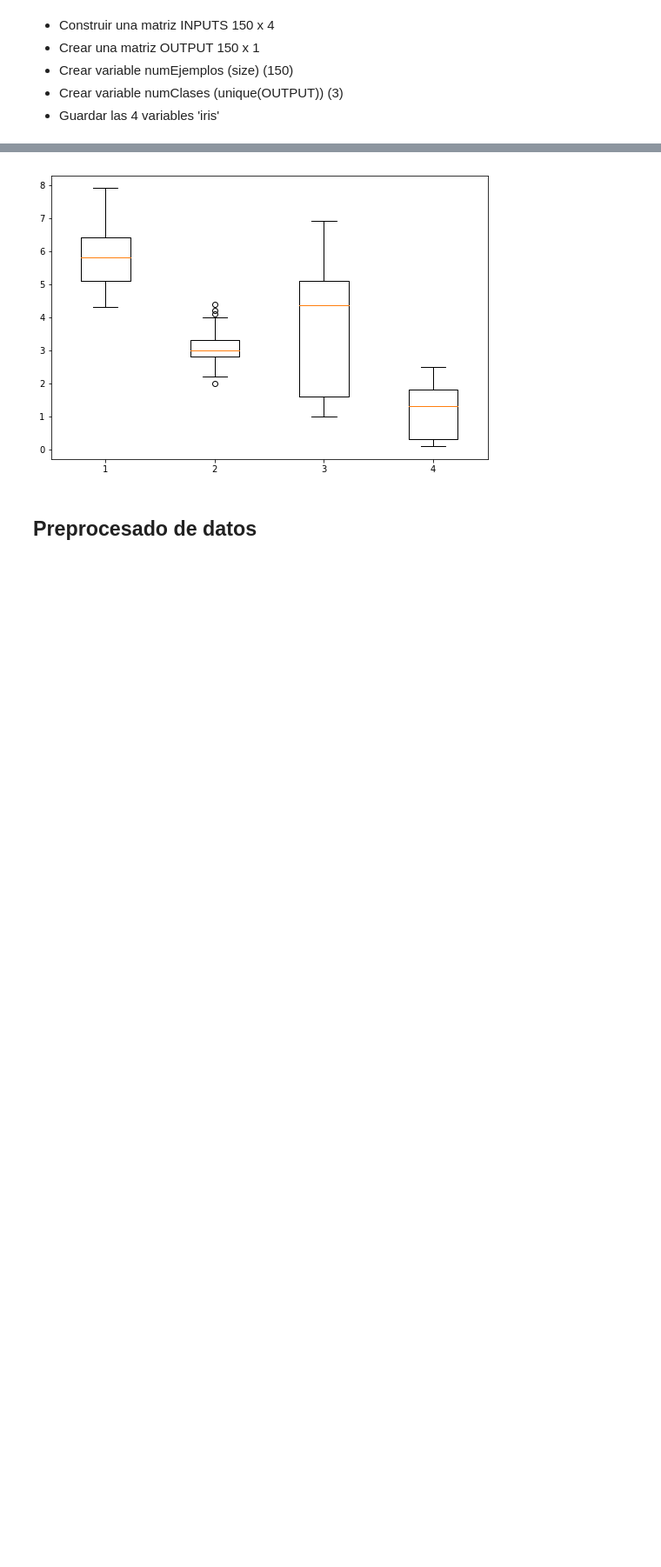
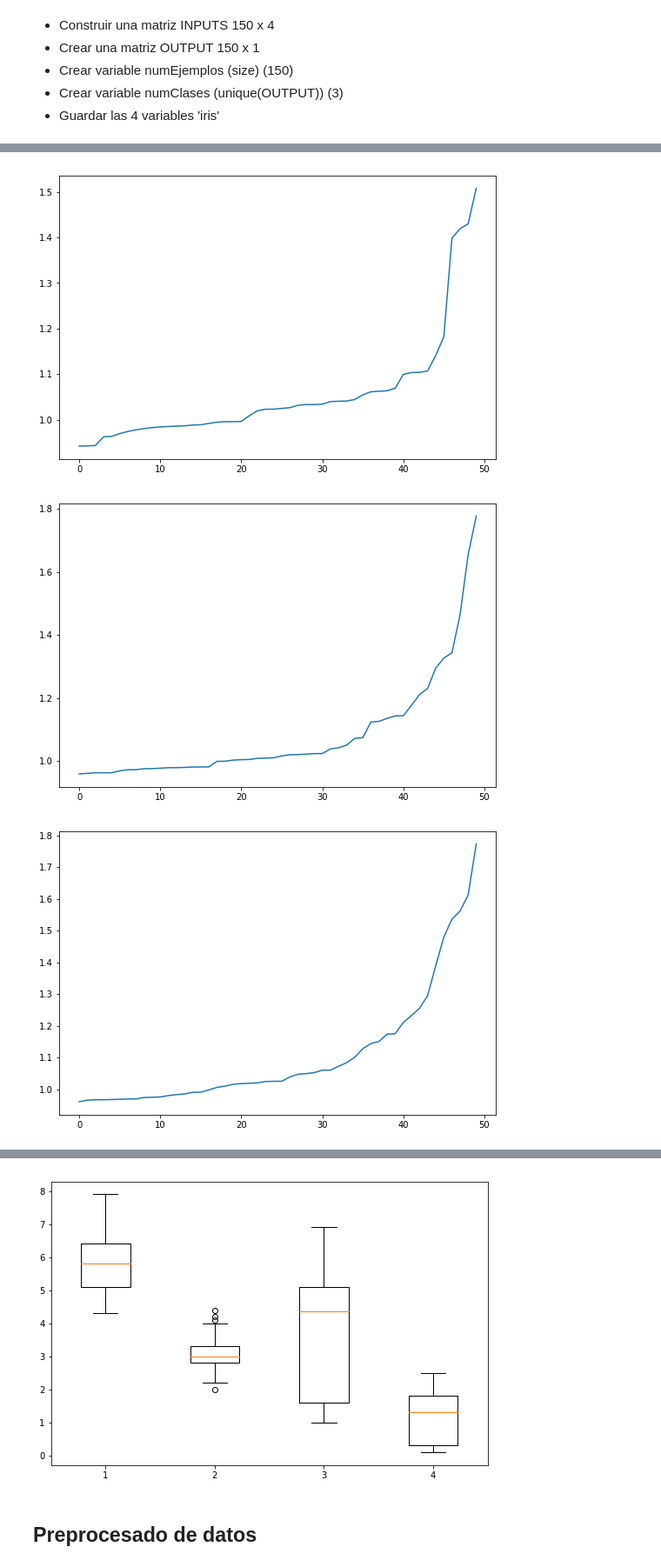
Before and after one commit to iagooteroc/int_computacional, a Jupyter notebook: p1.ipynb, the cells around one changed output, grey strips where cells are left out. Shown: that part at 87% size. Drawn from its saved outputs; the diff is of its cells as text; code cells hidden in the pictures; blank space fills up the shorter version.

```diff
--- a/p1.ipynb
+++ b/p1.ipynb
@@ -25,3 +43,18 @@ y_t = df['y']
+# %%
+for i in set(y):
+    # Create a figure instance
+    fig = plt.figure(figsize=(9, 6))
+
+    # Create an axes instance
+    ax = fig.add_subplot(111)
+    temp = X[y == i]
+    y_pred = clf.fit_predict(temp)
+    temp_scores = clf.negative_outlier_factor_
+    ax.plot(range(len(temp_scores)),sorted(-temp_scores))
+# %% [output]
+[figure, added]
+[figure, added]
+[figure, added]
 # %%
 # X[y == 'Iris-versicolor']
 for i in set(y):
```
Also changed, not shown: parts of 21 cells of this notebook.
